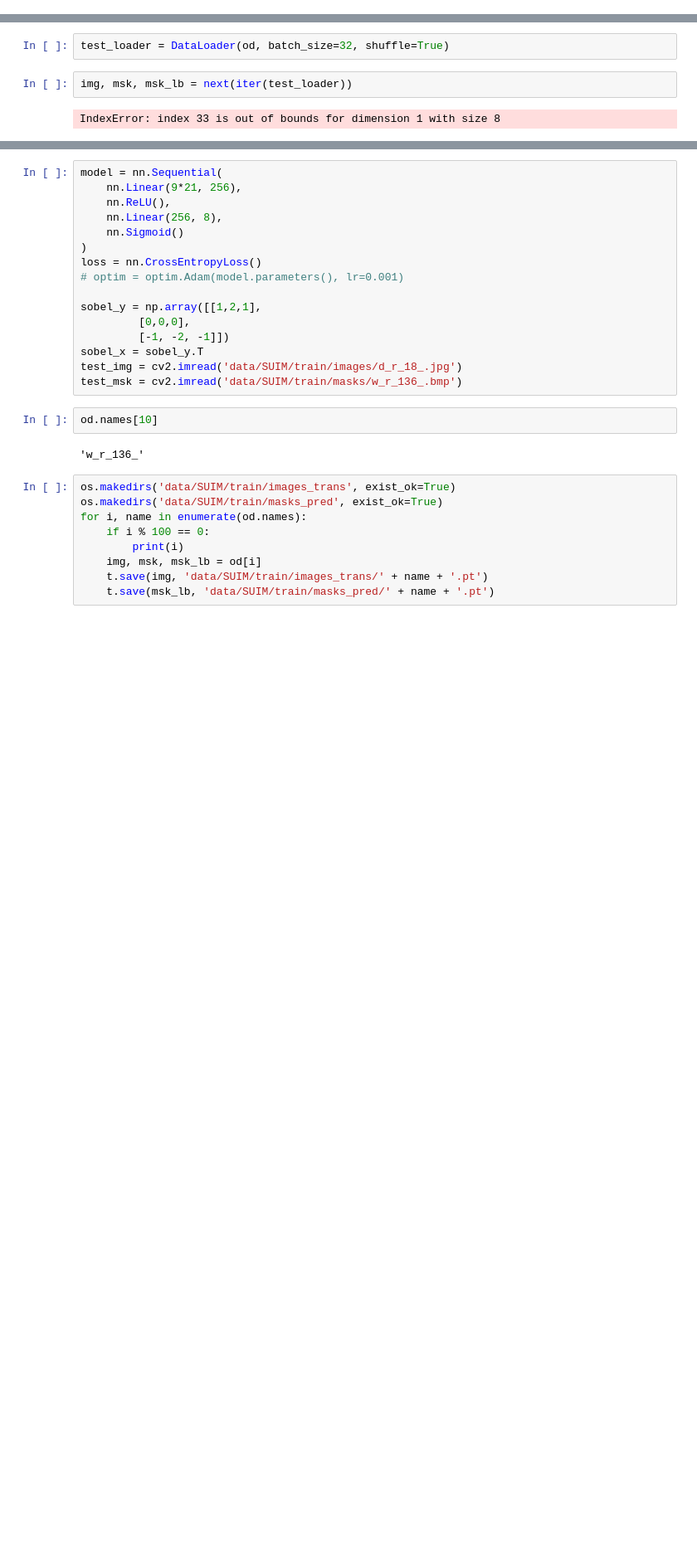
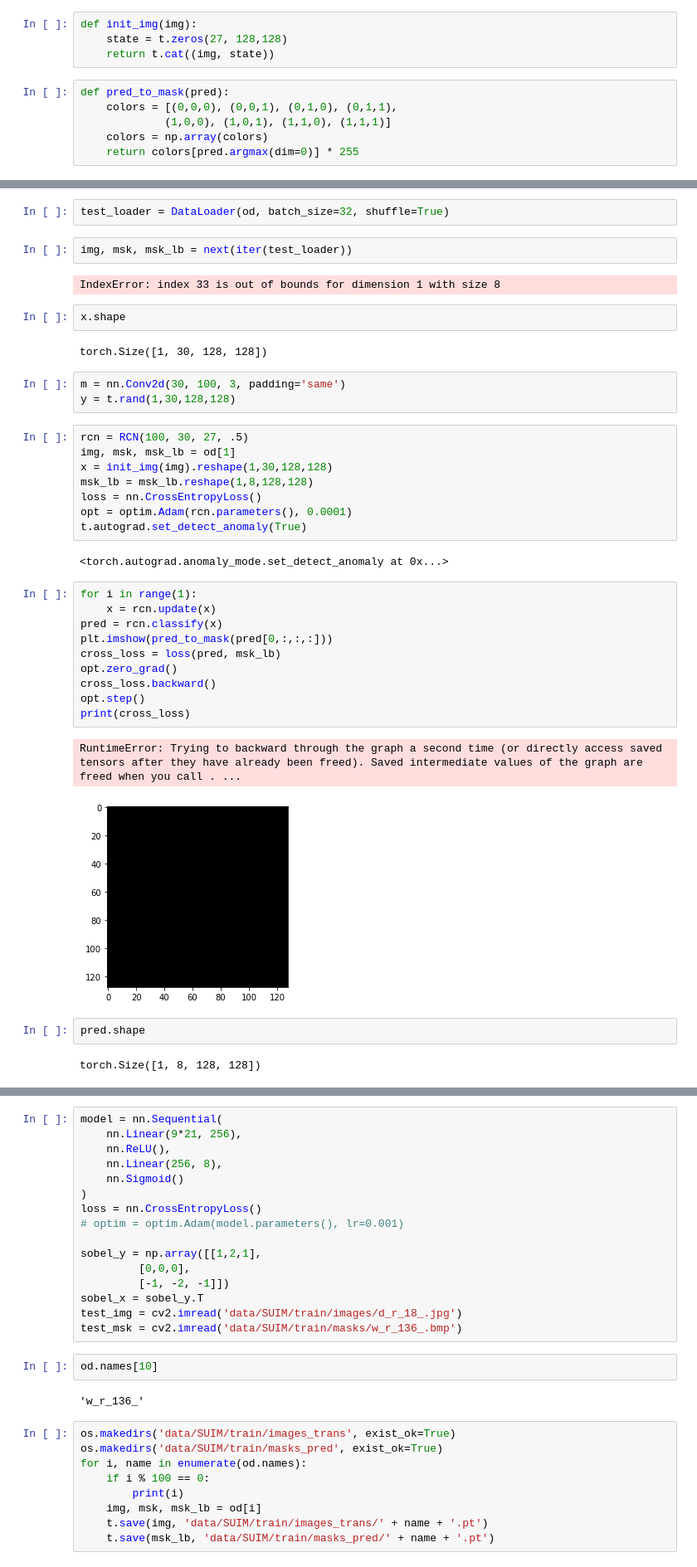
Before and after one commit to chickengods/Reccurent_Image_Segmentation, a Jupyter notebook: Experiment_1.ipynb, the cells around one changed output, grey strips where cells are left out. Shown: that part at 83% size. Cells and saved outputs as stored; diff of their text form; blank space fills up the shorter version.

```diff
--- a/Experiment_1.ipynb
+++ b/Experiment_1.ipynb
@@ -57,3 +58,13 @@ def mask_to_label(mask):
                 print(mask[:,i,j])
             label_mask[index, i, j] = 1
     return label_mask
+# %%
+def init_img(img):
+    state = t.zeros(27, 128,128)
+    return t.cat((img, state))
+# %%
+def pred_to_mask(pred):
+    colors = [(0,0,0), (0,0,1), (0,1,0), (0,1,1),
+             (1,0,0), (1,0,1), (1,1,0), (1,1,1)]
+    colors = np.array(colors)
+    return colors[pred.argmax(dim=0)] * 255
@@ -106,3 +153,37 @@ test_loader = DataLoader(od, batch_size=32, shuffle=True)
 img, msk, msk_lb = next(iter(test_loader))
 # %% [output]
 IndexError: index 33 is out of bounds for dimension 1 with size 8
+# %%
+x.shape
+# %% [output]
+torch.Size([1, 30, 128, 128])
+# %%
+m = nn.Conv2d(30, 100, 3, padding='same')
+y = t.rand(1,30,128,128)
+# %%
+rcn = RCN(100, 30, 27, .5)
+img, msk, msk_lb = od[1]
+x = init_img(img).reshape(1,30,128,128)
+msk_lb = msk_lb.reshape(1,8,128,128)
+loss = nn.CrossEntropyLoss()
+opt = optim.Adam(rcn.parameters(), 0.0001)
+t.autograd.set_detect_anomaly(True)
+# %% [output]
+<torch.autograd.anomaly_mode.set_detect_anomaly at 0x...>
+# %%
+for i in range(1):
+    x = rcn.update(x)
+pred = rcn.classify(x)
+plt.imshow(pred_to_mask(pred[0,:,:,:]))
+cross_loss = loss(pred, msk_lb)
+opt.zero_grad()
+cross_loss.backward()
+opt.step()
+print(cross_loss)
+# %% [output]
+RuntimeError: Trying to backward through the graph a second time (or directly access saved tensors after they have already been freed). Saved intermediate values of the graph are freed when you call . ...
+[figure, added]
+# %%
+pred.shape
+# %% [output]
+torch.Size([1, 8, 128, 128])
```
Also changed, not shown: parts of 16 cells of this notebook.
